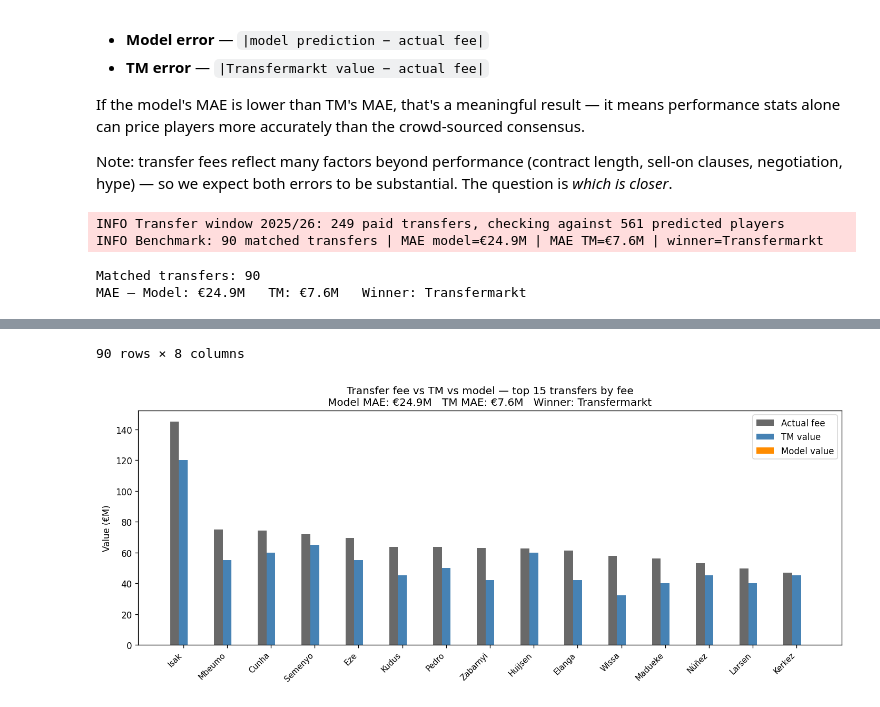
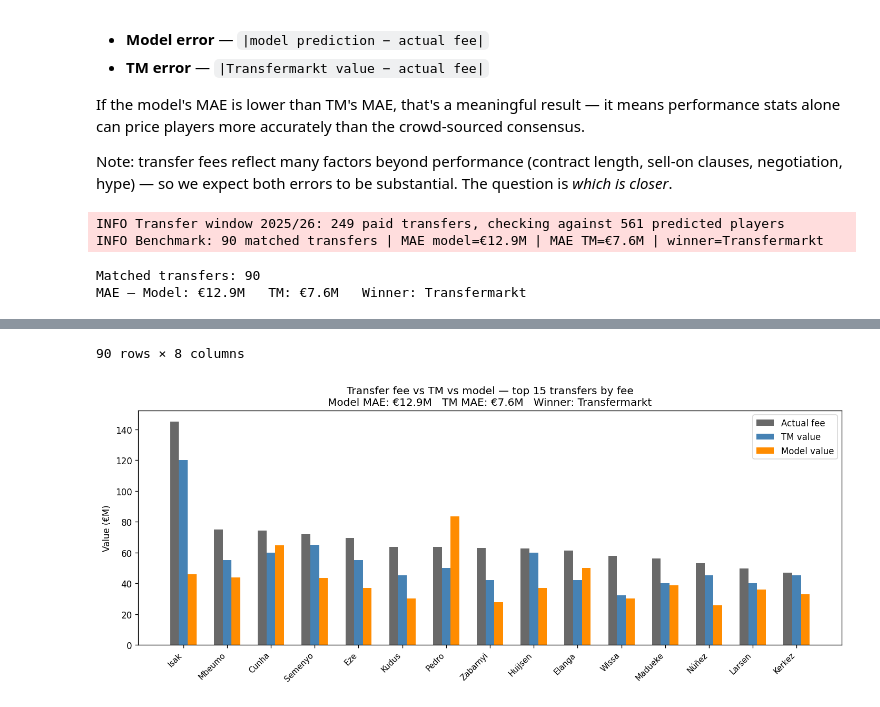
Before and after one commit to DennisJohansson423/football-market-value-prediction, a Jupyter notebook: notebooks/analysis.ipynb, the cells around one changed output, grey strips where cells are left out. Cells and saved outputs as stored; diff of their text form; code cells hidden in the pictures.

Commit message:
fix: correct transfer fee benchmark unit bug

```diff
--- a/notebooks/analysis.ipynb
+++ b/notebooks/analysis.ipynb
@@ -740,7 +740,9 @@ Note: transfer fees reflect many factors beyond performance (contract length, se
 from src.evaluate import build_transfer_benchmark
 
 # Reuse 2024/25 predictions from section 7
+# predicted_eur in section 7 is stored in millions — convert back to raw euros for the benchmark
 predictions_for_benchmark = test[['tm_player_id', 'predicted_eur', 'market_value_in_eur']].copy()
+predictions_for_benchmark['predicted_eur'] = predictions_for_benchmark['predicted_eur'] * 1e6
 predictions_for_benchmark = predictions_for_benchmark[predictions_for_benchmark['tm_player_id'].notna()]
 
 benchmark = build_transfer_benchmark(tm.transfers, predictions_for_benchmark)
@@ -776,7 +778,7 @@ else:
     plt.show()
 # %% [output]
 INFO Transfer window 2025/26: 249 paid transfers, checking against 561 predicted players
-INFO Benchmark: 90 matched transfers | MAE model=€24.9M | MAE TM=€7.6M | winner=Transfermarkt
+INFO Benchmark: 90 matched transfers | MAE model=€12.9M | MAE TM=€7.6M | winner=Transfermarkt
 Matched transfers: 90
-MAE — Model: €24.9M   TM: €7.6M   Winner: Transfermarkt
+MAE — Model: €12.9M   TM: €7.6M   Winner: Transfermarkt
 |  | player_name | from_club_name | to_club_name | actual_fee_M | tm_value_M | model_value_M | error_model_M | ... |
@@ -794,2 +796,2 @@ MAE — Model: €24.9M   TM: €7.6M   Winner: Transfermarkt
 90 rows × 8 columns
-[figure, old version]
+[figure, new version]
```
Also changed, not shown: parts of 2 cells of this notebook, 1 other file.
